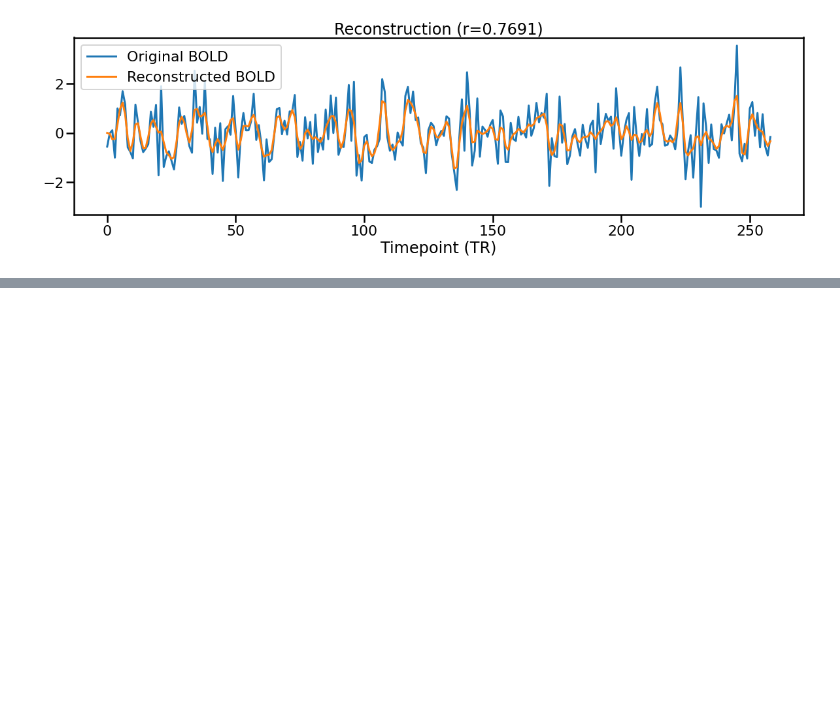
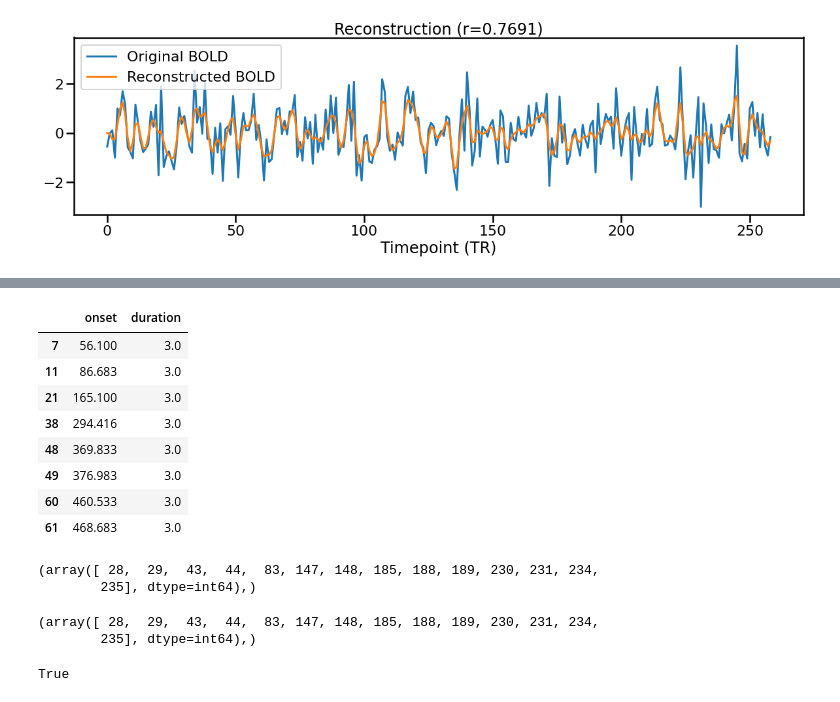
Before and after one commit to dunsmoorlab/gPPI, a Jupyter notebook: deconvolve.ipynb, the cells around one changed output, grey strips where cells are left out. Drawn from its saved outputs; the diff is of its cells as text; code cells hidden in the pictures; blank space fills up the shorter version.

```diff
--- a/deconvolve.ipynb
+++ b/deconvolve.ipynb
@@ -170,0 +170,13 @@ plt.xlabel('Timepoint (TR)');
+# %%
+events = pd.read_csv('sub-FC001_ses-2_task-memory_run-01_events.tsv',sep='\t')
+e = events[events.trial_type == 'CS+'][events.encode_phase == 'baseline'][['onset','duration']]
+# %% [output]
+|  | onset | duration |
+| 7 | 56.100 | 3.0 |
+| 11 | 86.683 | 3.0 |
+| 21 | 165.100 | 3.0 |
+| 38 | 294.416 | 3.0 |
+| 48 | 369.833 | 3.0 |
+| 49 | 376.983 | 3.0 |
+| 60 | 460.533 | 3.0 |
+| 61 | 468.683 | 3.0 |
@@ -170,0 +195,14 @@ plt.xlabel('Timepoint (TR)');
+# %%
+np.where(test == 1)
+# %% [output]
+(array([ 28,  29,  43,  44,  83, 147, 148, 185, 188, 189, 230, 231, 234,
+        235], dtype=int64),)
+# %%
+np.where(example == 1)
+# %% [output]
+(array([ 28,  29,  43,  44,  83, 147, 148, 185, 188, 189, 230, 231, 234,
+        235], dtype=int64),)
+# %%
+np.array_equal(test,example)
+# %% [output]
+True
```
Also changed, not shown: parts of 9 cells of this notebook, 1 other file.
